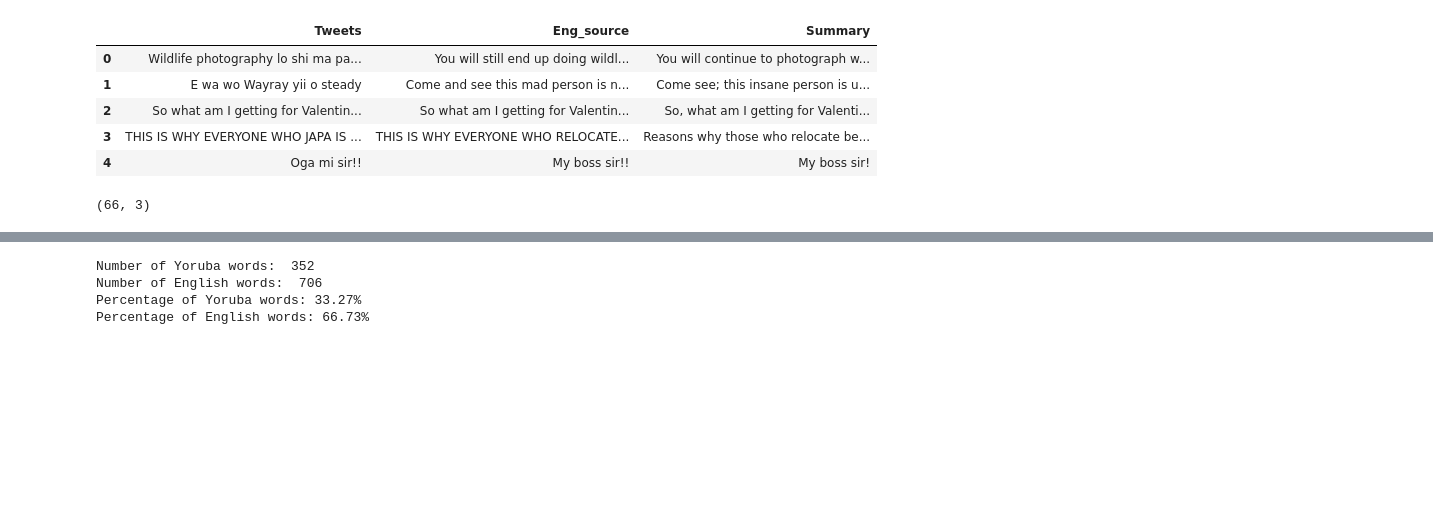
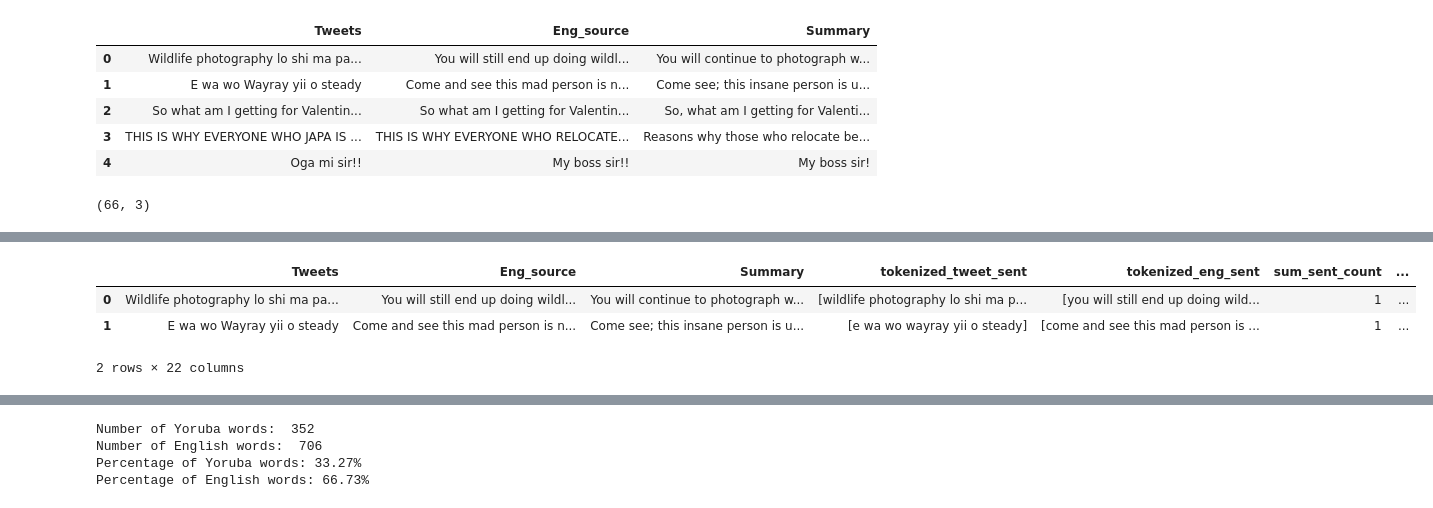
Before and after one commit to gloryodeyemi/COMP_8730_Project, a Jupyter notebook: data_analysis.ipynb, the cells around one changed output, grey strips where cells are left out. Saved outputs shown, nothing was run; the diff lists cells and outputs as text; code cells hidden in the pictures; blank space fills up the shorter version.

```diff
--- a/data_analysis.ipynb
+++ b/data_analysis.ipynb
@@ -70,3 +100,15 @@ twitter_data.head(2)
+# %%
+# Create a new variable containing the number of words in the summary, tweet, and english text
+twitter_data['sum_word_count'] = twitter_data['sum_without_punc'].apply(lambda x : count_words(x))
+twitter_data['tweet_word_count'] = twitter_data['tweet_without_punc'].apply(lambda x : count_words(x))
+twitter_data['eng_word_count'] = twitter_data['eng_without_punc'].apply(lambda x : count_words(x))
+
+twitter_data.head(2)
+# %% [output]
+|  | Tweets | Eng_source | Summary | tokenized_tweet_sent | tokenized_eng_sent | sum_sent_count | ... |
+| 0 | Wildlife photography lo shi ma pa... | You will still end up doing wildl... | You will continue to photograph w... | [wildlife photography lo shi ma p... | [you will still end up doing wild... | 1 | ... |
+| 1 | E wa wo Wayray yii o steady | Come and see this mad person is n... | Come see; this insane person is u... | [e wa wo wayray yii o steady] | [come and see this mad person is ... | 1 | ... |
+2 rows × 22 columns
 # %%
 # Create a new variable containing the density of words in the summary, tweet, and english text
 twitter_data['sum_word_density'] = word_density(twitter_data, 'sum_word_count', 'sum_char_count')
```
Also changed, not shown: parts of 18 cells of this notebook, 3 other files.
